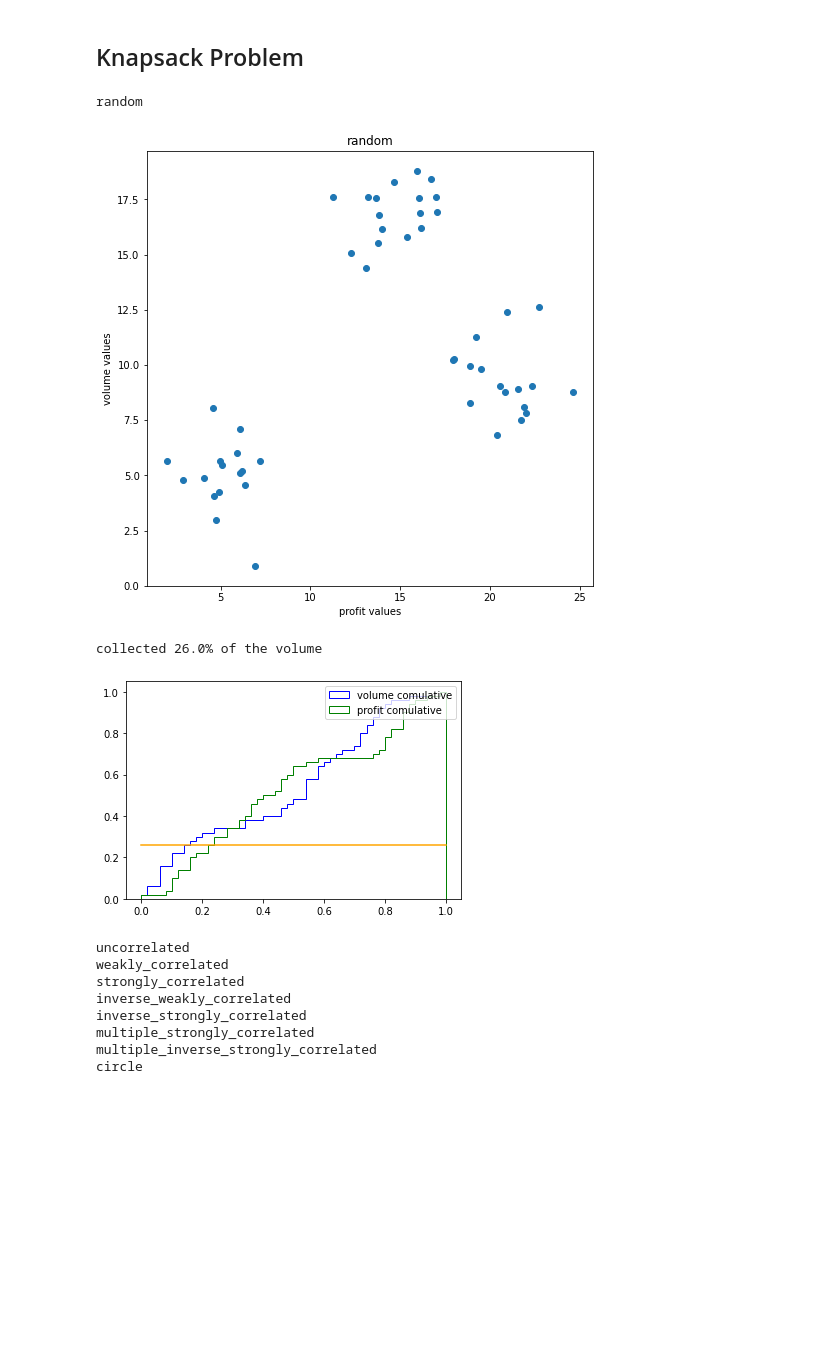
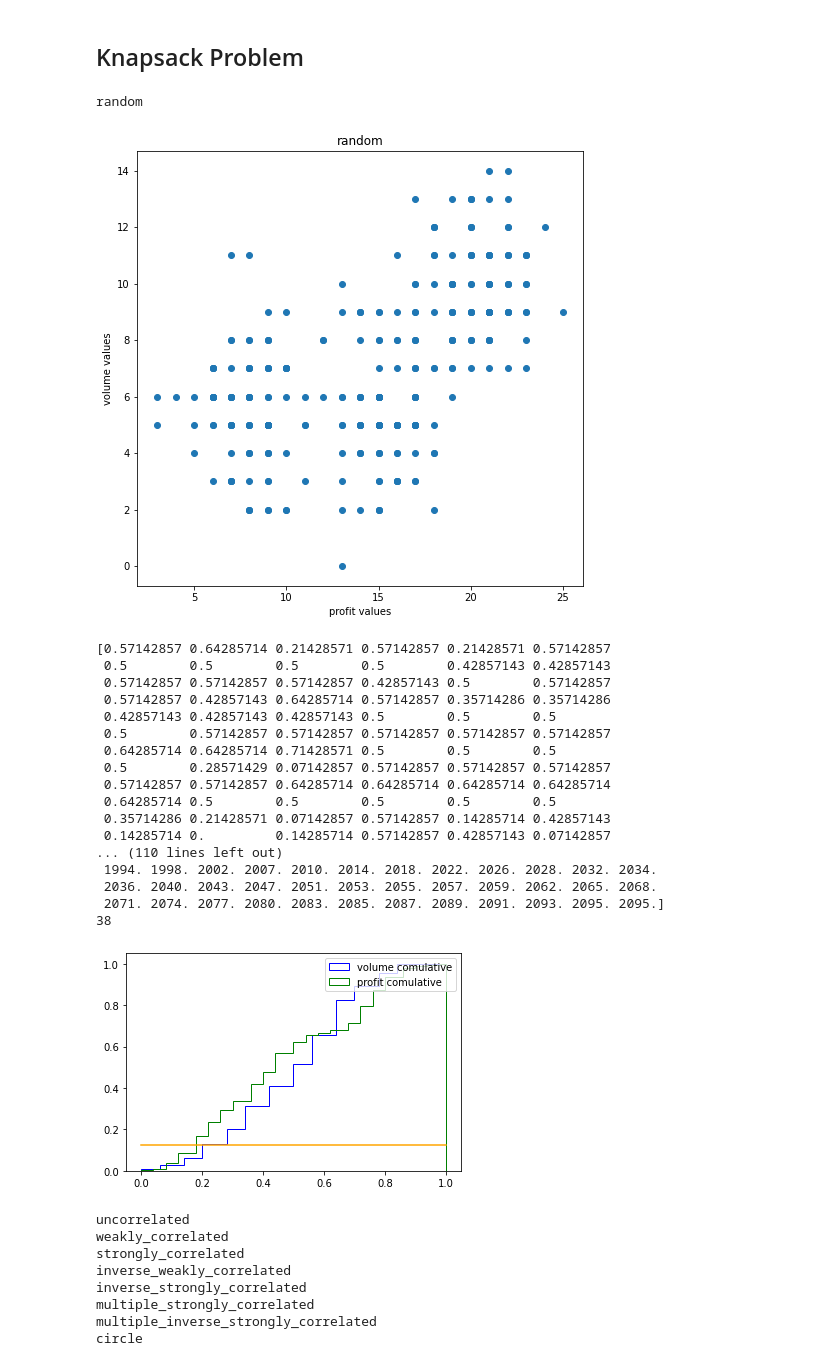
Before and after one commit to SimoneMugnai/AI_USI_MA_Assignments, a Jupyter notebook: introduction_to_the_KP.ipynb, the cells around one changed output. Cells and saved outputs as stored; diff of their text form; code cells hidden in the pictures; blank space fills up the shorter version.

```diff
--- a/introduction_to_the_KP.ipynb
+++ b/introduction_to_the_KP.ipynb
@@ -14,16 +15,34 @@ Resolving deltas: 100% (121/121), done.
 # %% [markdown]
 ## Knapsack Problem
 # %%
-from AI2021.IO_manager.io_kp import KP_Instance_Creator, distributions
+from IO_manager.io_kp import KP_Instance_Creator, distributions
+# if you are running from your local remove the prefix AI2022MA (comment the previous lines and uncomment the following lines)
+# from AI2022MA.IO_manager.io_kp import KP_Instance_Creator, distributions
 
-ic = KP_Instance_Creator("random")
+ic = KP_Instance_Creator("random", dimension=300)
 ic.plot_data_scatter()
 ic.plot_data_distribution()
 # %% [output]
 random
-[figure, old version]
+[figure, new version]
-collected 26.0% of the volume
+[0.57142857 0.64285714 0.21428571 0.57142857 0.21428571 0.57142857
+ 0.5        0.5        0.5        0.5        0.42857143 0.42857143
+ 0.57142857 0.57142857 0.57142857 0.42857143 0.5        0.57142857
+ 0.57142857 0.42857143 0.64285714 0.57142857 0.35714286 0.35714286
+ 0.42857143 0.42857143 0.42857143 0.5        0.5        0.5
+ 0.5        0.57142857 0.57142857 0.57142857 0.57142857 0.57142857
+ 0.64285714 0.64285714 0.71428571 0.5        0.5        0.5
+ 0.5        0.28571429 0.07142857 0.57142857 0.57142857 0.57142857
+ 0.57142857 0.57142857 0.64285714 0.64285714 0.64285714 0.64285714
+ 0.64285714 0.5        0.5        0.5        0.5        0.5
+ 0.35714286 0.21428571 0.07142857 0.57142857 0.14285714 0.42857143
+ 0.14285714 0.         0.14285714 0.57142857 0.42857143 0.07142857
+... (110 lines left out)
+ 1994. 1998. 2002. 2007. 2010. 2014. 2018. 2022. 2026. 2028. 2032. 2034.
+ 2036. 2040. 2043. 2047. 2051. 2053. 2055. 2057. 2059. 2062. 2065. 2068.
+ 2071. 2074. 2077. 2080. 2083. 2085. 2087. 2089. 2091. 2093. 2095. 2095.]
+38
-[figure, old version]
+[figure, new version]
 # %%
 for distr in distributions:
   print(distr)
```
Also changed, not shown: parts of 25 cells of this notebook.
